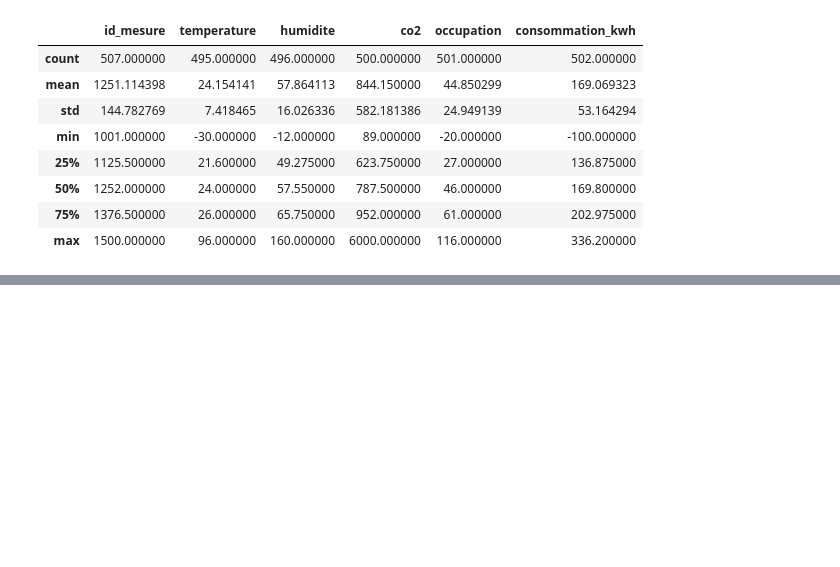
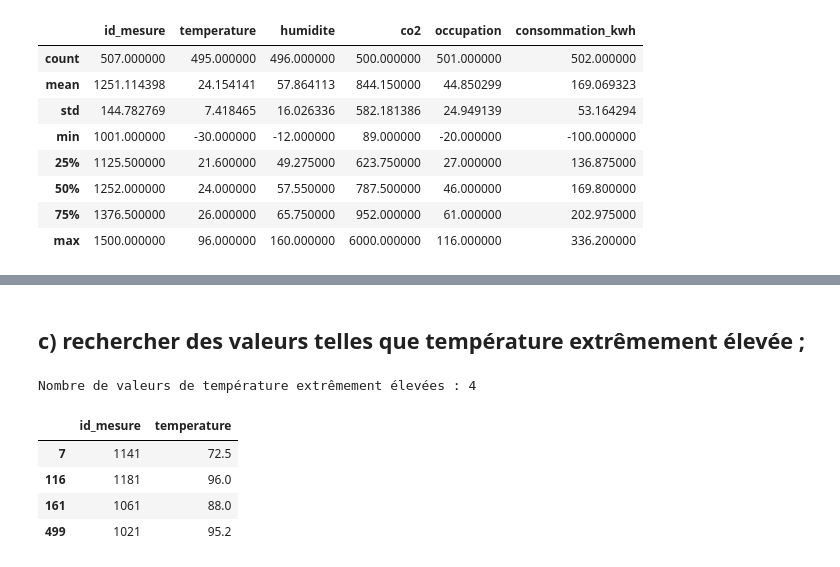
Before and after one commit to Fattimm/atelier_prepa_donnees_tab-, a Jupyter notebook: notebooks/atelier_prepa_donnees_tab.ipynb, the cells around one changed output, grey strips where cells are left out. Cells and saved outputs as stored; diff of their text form; code cells hidden in the pictures; blank space fills up the shorter version.

```diff
--- a/notebooks/atelier_prepa_donnees_tab.ipynb
+++ b/notebooks/atelier_prepa_donnees_tab.ipynb
@@ -91,0 +134,14 @@ df.describe()
+# %% [markdown]
+## c) rechercher des valeurs telles que température extrêmement élevée ;
+# %%
+# Seuil arbitraire mais raisonnable pour un capteur intérieur : au-delà de 50°C, la valeur est clairement aberrante
+temperature_elevee = df[df['temperature'] > 50]
+print("Nombre de valeurs de température extrêmement élevées :", len(temperature_elevee))
+temperature_elevee[['id_mesure', 'temperature']]
+# %% [output]
+Nombre de valeurs de température extrêmement élevées : 4
+|  | id_mesure | temperature |
+| 7 | 1141 | 72.5 |
+| 116 | 1181 | 96.0 |
+| 161 | 1061 | 88.0 |
+| 499 | 1021 | 95.2 |
```
Also changed, not shown: parts of 18 cells of this notebook.
